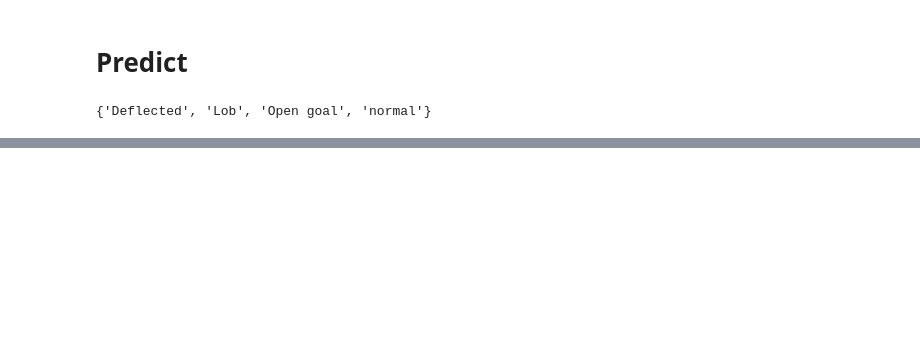
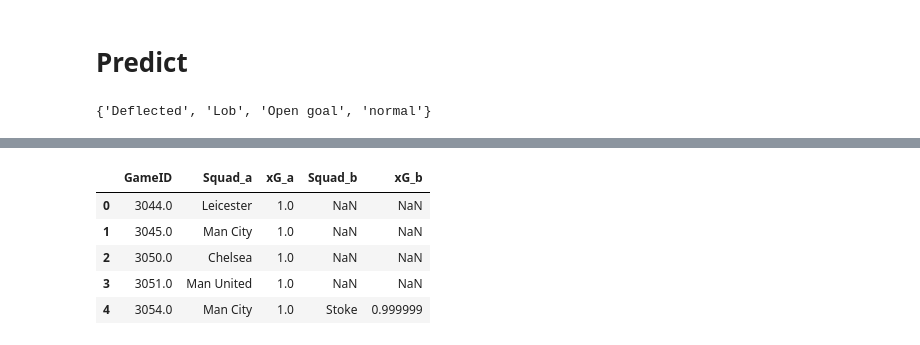
Before and after one commit to abircb/beat-the-bookie, a Jupyter notebook: shots.ipynb, the cells around one changed output, grey strips where cells are left out. Saved outputs shown, nothing was run; the diff lists cells and outputs as text; code cells hidden in the pictures; blank space fills up the shorter version.

```diff
--- a/shots.ipynb
+++ b/shots.ipynb
@@ -857,0 +836,4 @@ display(all_results[0])
+# %%
+combined_gx = pd.concat(all_results)
+# %%
+combined_gx = combined_gx.reset_index(drop=True)
@@ -857,0 +849,34 @@ display(all_results[0])
+# %%
+all_matches = combined_gx.groupby('GameID').groups
+# %%
+match_gx = pd.DataFrame()
+for k, v in all_matches.items():
+    # get match rows
+    match = combined_gx.loc[v]
+    # get team names
+    teams = match['Squad'].unique()
+    teams = teams[~pd.isnull(teams)]
+
+    team_list = []
+    for team in teams:
+        team_rows_b = team == match['Squad']
+        team_rows = match[team_rows_b]
+        xG = sum(team_rows['xG'])
+        team_list.append([team, xG])
+
+    if len(team_list) == 1:
+        match_gx = match_gx.append([[k, *team_list[0], np.NaN, np.NaN]])
+    else:
+        match_gx = match_gx.append([[k, *team_list[0], *team_list[1]]])
+
+match_gx = match_gx.reset_index(drop=True)
+match_gx.columns = ['GameID', 'Squad_a', 'xG_a', 'Squad_b', 'xG_b']
+# %%
+match_gx.head()
+# %% [output]
+|  | GameID | Squad_a | xG_a | Squad_b | xG_b |
+| 0 | 3044.0 | Leicester | 1.0 | NaN | NaN |
+| 1 | 3045.0 | Man City | 1.0 | NaN | NaN |
+| 2 | 3050.0 | Chelsea | 1.0 | NaN | NaN |
+| 3 | 3051.0 | Man United | 1.0 | NaN | NaN |
+| 4 | 3054.0 | Man City | 1.0 | Stoke | 0.999999 |
```
Also changed, not shown: parts of 12 cells of this notebook, 2 other files.
